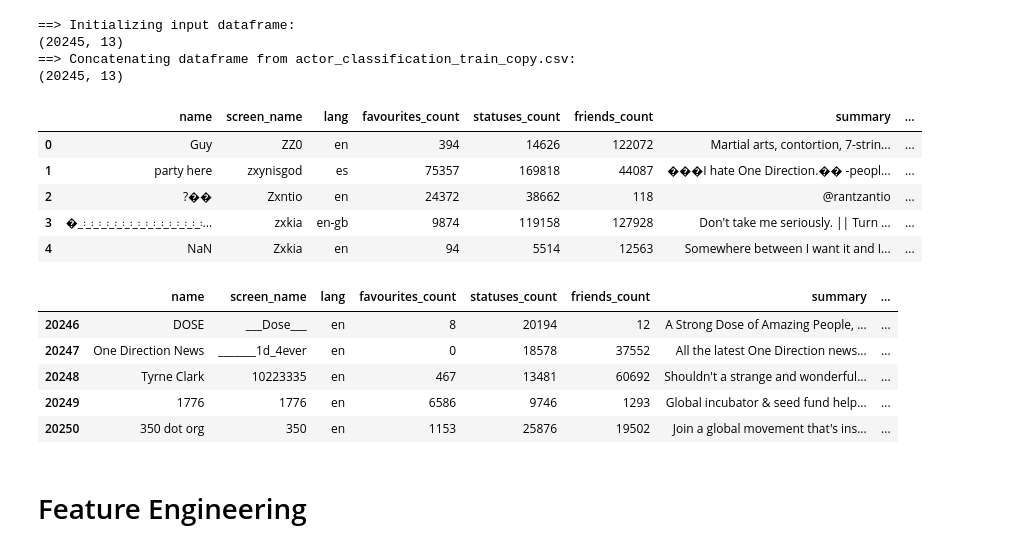
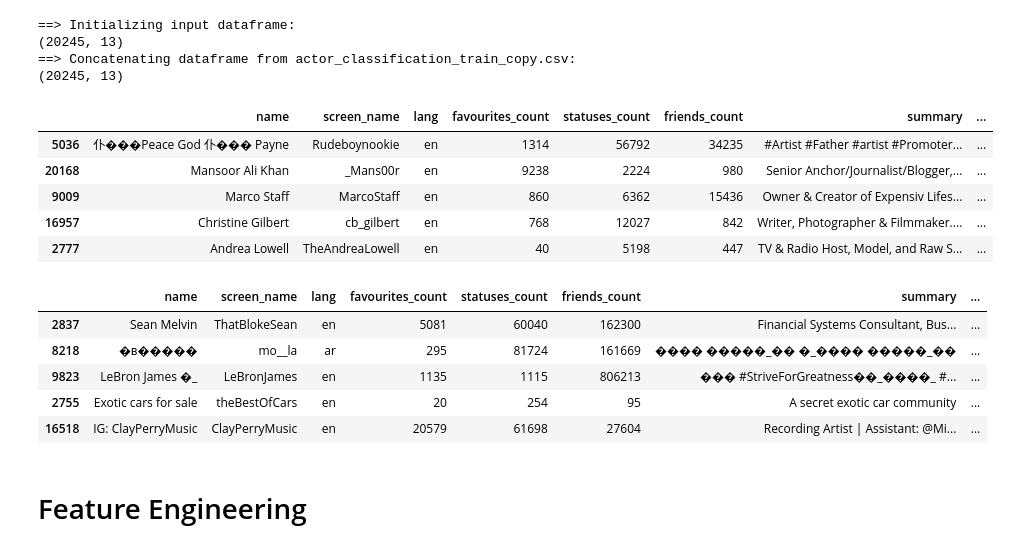
Before and after one commit to encorealerts/ipython-experiments, a Jupyter notebook: user_classification/Actor Segment Classification.ipynb, the cells around one changed output. Cells and saved outputs as stored; diff of their text form; code cells hidden in the pictures.

```diff
--- a/user_classification/Actor Segment Classification.ipynb
+++ b/user_classification/Actor Segment Classification.ipynb
@@ -49,23 +49,24 @@ for file in os.listdir(input_dir):
 ==> Concatenating dataframe from actor_classification_train_copy.csv:
 (20245, 13)
 # %%
+train = train.sample(1000)
 train.head()
 # %% [output]
 |  | name | screen_name | lang | favourites_count | statuses_count | friends_count | summary | ... |
-| 0 | Guy | ZZ0 | en | 394 | 14626 | 122072 | Martial arts, contortion, 7-strin... | ... |
-| 1 | party here | zxynisgod | es | 75357 | 169818 | 44087 | ���I hate One Direction.�� -peopl... | ... |
-| 2 | ?�� | Zxntio | en | 24372 | 38662 | 118 | @rantzantio | ... |
-| 3 | �_܃_܃_܃_܃_܃_܃_܃_܃_܃_܃_܃_܃_܃_܃_܃_܃... | zxkia | en-gb | 9874 | 119158 | 127928 | Don't take me seriously. || Turn ... | ... |
-| 4 | NaN | Zxkia | en | 94 | 5514 | 12563 | Somewhere between I want it and I... | ... |
+| 5036 | 仆���Peace God 仆��� Payne | Rudeboynookie | en | 1314 | 56792 | 34235 | #Artist #Father #artist #Promoter... | ... |
+| 20168 | Mansoor Ali Khan | _Mans00r | en | 9238 | 2224 | 980 | Senior Anchor/Journalist/Blogger,... | ... |
+| 9009 | Marco Staff | MarcoStaff | en | 860 | 6362 | 15436 | Owner & Creator of Expensiv Lifes... | ... |
+| 16957 | Christine Gilbert | cb_gilbert | en | 768 | 12027 | 842 | Writer, Photographer & Filmmaker.... | ... |
+| 2777 | Andrea Lowell | TheAndreaLowell | en | 40 | 5198 | 447 | TV & Radio Host, Model, and Raw S... | ... |
 # %%
 train.tail()
 # %% [output]
 |  | name | screen_name | lang | favourites_count | statuses_count | friends_count | summary | ... |
-| 20246 | DOSE | ___Dose___ | en | 8 | 20194 | 12 | A Strong Dose of Amazing People, ... | ... |
-| 20247 | One Direction News | _______1d_4ever | en | 0 | 18578 | 37552 | All the latest One Direction news... | ... |
-| 20248 | Tyrne Clark | 10223335 | en | 467 | 13481 | 60692 | Shouldn't a strange and wonderful... | ... |
-| 20249 | 1776 | 1776 | en | 6586 | 9746 | 1293 | Global incubator & seed fund help... | ... |
-| 20250 | 350 dot org | 350 | en | 1153 | 25876 | 19502 | Join a global movement that's ins... | ... |
+| 2837 | Sean Melvin | ThatBlokeSean | en | 5081 | 60040 | 162300 | Financial Systems Consultant, Bus... | ... |
+| 8218 | �ʙ����� | mo__la | ar | 295 | 81724 | 161669 | ���� �����_�� �_���� �����_�� | ... |
+| 9823 | LeBron James �_ | LeBronJames | en | 1135 | 1115 | 806213 | ��� #StriveForGreatness��_����_ #... | ... |
+| 2755 | Exotic cars for sale | theBestOfCars | en | 20 | 254 | 95 | A secret exotic car community | ... |
+| 16518 | IG: ClayPerryMusic | ClayPerryMusic | en | 20579 | 61698 | 27604 | Recording Artist | Assistant: @Mi... | ... |
 # %% [markdown]
 # Feature Engineering
 # %% [markdown]
```
Also changed, not shown: parts of 18 cells of this notebook.
